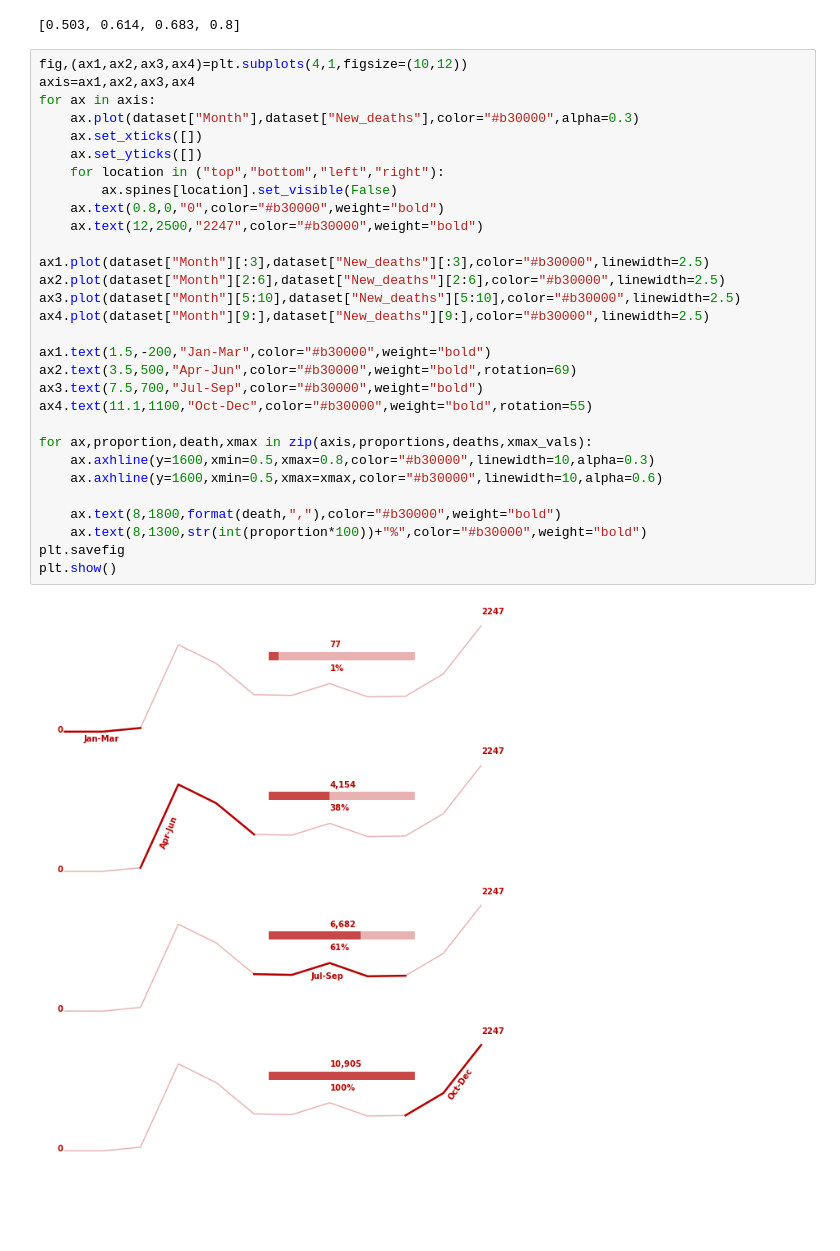
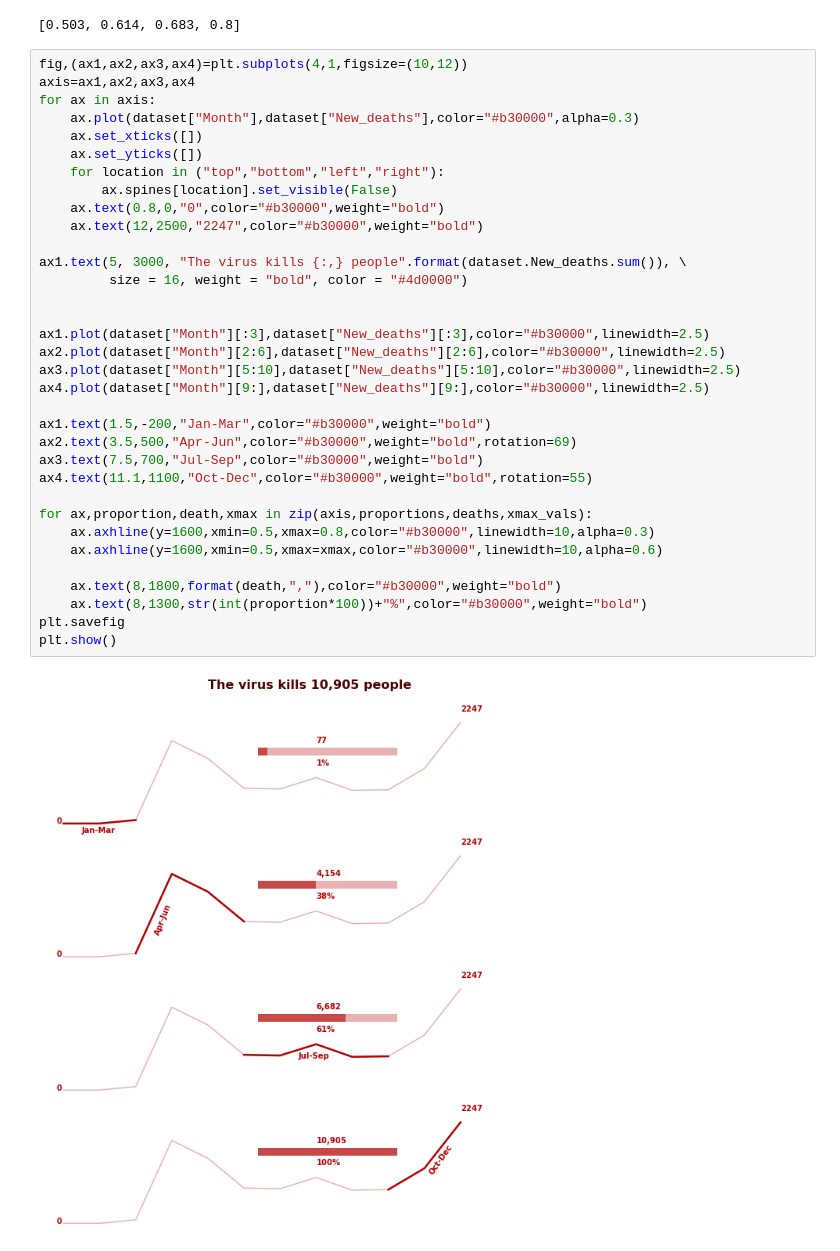
Before and after one commit to AHSAHGITHUP/data-analyst_., a Jupyter notebook: story telling avg_deaths.csv.pra.ipynb, the cells around one changed output. Drawn from its saved outputs; the diff is of its cells as text; blank space fills up the shorter version.

```diff
--- a/story telling avg_deaths.csv.pra.ipynb
+++ b/story telling avg_deaths.csv.pra.ipynb
@@ -60,31 +60,35 @@ xmax_vals
 fig,(ax1,ax2,ax3,ax4)=plt.subplots(4,1,figsize=(10,12))
 axis=ax1,ax2,ax3,ax4
 for ax in axis:
     ax.plot(dataset["Month"],dataset["New_deaths"],color="#b30000",alpha=0.3)
     ax.set_xticks([])
     ax.set_yticks([])
     for location in ("top","bottom","left","right"):
         ax.spines[location].set_visible(False)
     ax.text(0.8,0,"0",color="#b30000",weight="bold")
     ax.text(12,2500,"2247",color="#b30000",weight="bold")
+
+ax1.text(5, 3000, "The virus kills {:,} people".format(dataset.New_deaths.sum()), \
+         size = 16, weight = "bold", color = "#4d0000")
+
 
 ax1.plot(dataset["Month"][:3],dataset["New_deaths"][:3],color="#b30000",linewidth=2.5)
 ax2.plot(dataset["Month"][2:6],dataset["New_deaths"][2:6],color="#b30000",linewidth=2.5)
 ax3.plot(dataset["Month"][5:10],dataset["New_deaths"][5:10],color="#b30000",linewidth=2.5)
 ax4.plot(dataset["Month"][9:],dataset["New_deaths"][9:],color="#b30000",linewidth=2.5)
 
 ax1.text(1.5,-200,"Jan-Mar",color="#b30000",weight="bold")
 ax2.text(3.5,500,"Apr-Jun",color="#b30000",weight="bold",rotation=69)
 ax3.text(7.5,700,"Jul-Sep",color="#b30000",weight="bold")
 ax4.text(11.1,1100,"Oct-Dec",color="#b30000",weight="bold",rotation=55)
 
 for ax,proportion,death,xmax in zip(axis,proportions,deaths,xmax_vals):
     ax.axhline(y=1600,xmin=0.5,xmax=0.8,color="#b30000",linewidth=10,alpha=0.3)
     ax.axhline(y=1600,xmin=0.5,xmax=xmax,color="#b30000",linewidth=10,alpha=0.6)
 
     ax.text(8,1800,format(death,","),color="#b30000",weight="bold")
     ax.text(8,1300,str(int(proportion*100))+"%",color="#b30000",weight="bold")
 plt.savefig
 plt.show()
 # %% [output]
-[figure, old version]
+[figure, new version]
```
